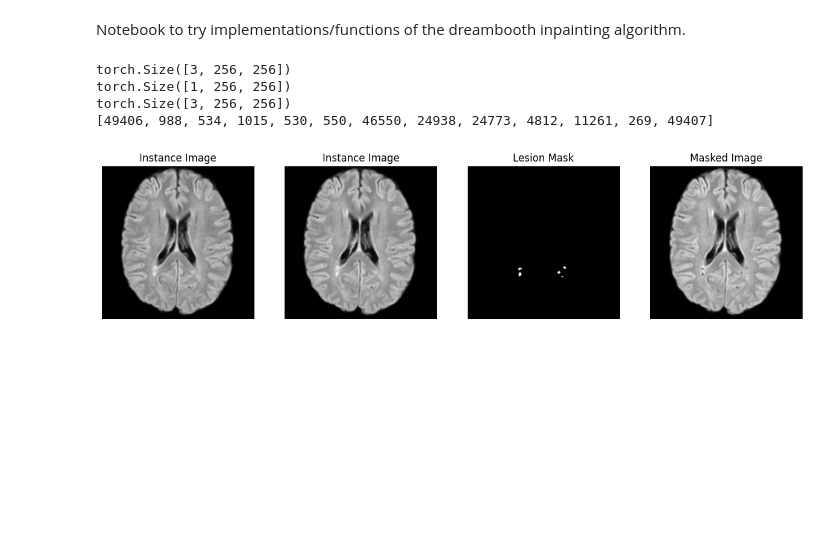
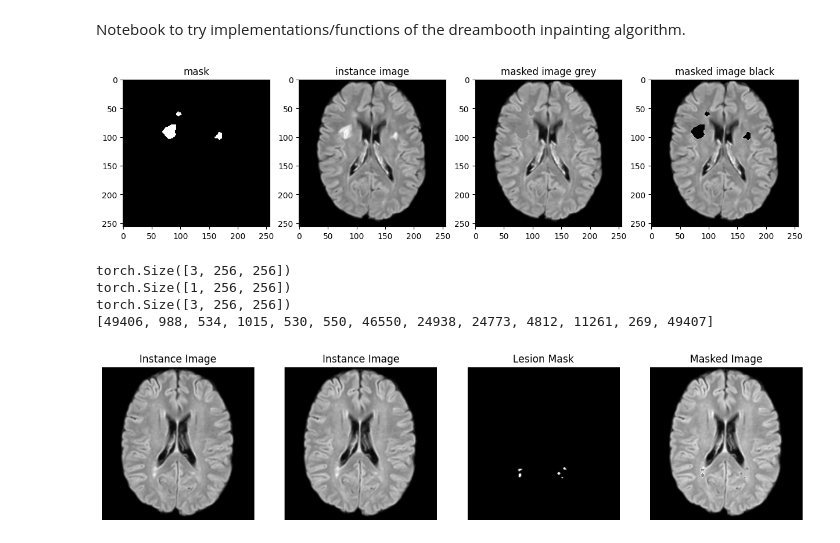
Before and after one commit to benetraco/tfg, a Jupyter notebook: experiments/lesion_inpating/dreambooth_inpaint/playground.ipynb, the cells around one changed output. Drawn from its saved outputs; the diff is of its cells as text; code cells hidden in the pictures; blank space fills up the shorter version.

```diff
--- a/experiments/lesion_inpating/dreambooth_inpaint/playground.ipynb
+++ b/experiments/lesion_inpating/dreambooth_inpaint/playground.ipynb
@@ -260,3 +231,65 @@ train_dataset = MSInpaintingDataset(
+# %%
+args = parse_args()
+# Load the tokenizer
+image_transforms_resize_and_crop = transforms.Compose(
+    [
+        transforms.Resize(args.resolution, interpolation=transforms.InterpolationMode.BILINEAR),
+        transforms.CenterCrop(args.resolution),
+    ]
+)
+
+image_transforms = transforms.Compose(
+    [
+        transforms.ToTensor(),
+        transforms.Normalize([0.5], [0.5]),
+    ]
+)
+
+# take the first image in the args.val_input_image_path and the first mask in the args.val_mask_image_path
+val_input_image_path = list(Path(args.val_input_image_path).glob("*.png"))[0]
+val_mask_image_path = list(Path(args.val_mask_image_path).glob("*.png"))[0]
+
+instance_image_path = val_input_image_path
+instance_image = Image.open(instance_image_path)
+if not instance_image.mode == "RGB":
+    instance_image = instance_image.convert("RGB")
+instance_image = image_transforms_resize_and_crop(instance_image)
+mask = Image.open(val_mask_image_path)
+if not mask.mode == "L":
+    mask = mask.convert("L")
+mask_orig = image_transforms_resize_and_crop(mask)
+
+mask, masked_image_grey = prepare_mask_and_masked_image(instance_image, mask_orig, black_mask=False)
+mask, masked_image_black = prepare_mask_and_masked_image(instance_image, mask_orig, black_mask=True)
+
+instance_image = image_transforms(instance_image)
+
+#plot the images
+import matplotlib.pyplot as plt
+plt.figure(figsize=(15, 10))
+plt.subplot(1, 4, 1)
+plt.imshow(mask[0], cmap='gray')
+plt.title("mask")
+plt.subplot(1, 4, 2)
+plt.imshow(instance_image[0], cmap='gray')
+plt.title("instance image")
+plt.subplot(1, 4, 3)
+plt.imshow(masked_image_grey[0], cmap='gray')
+plt.title("masked image grey")
+plt.subplot(1, 4, 4)
+plt.imshow(masked_image_black[0], cmap='gray')
+plt.title("masked image black")
+plt.show()
+
+# convert them to Image
+masked_image_grey = masked_image_grey[0].numpy()
+
+masked_image_grey = Image.fromarray(((masked_image_grey + 1.0) * 127.5).astype(np.uint8))
+#convert to RGB
+masked_image_grey = masked_image_grey.convert("RGB")
+masked_image_grey.save("masked_image_grey.png")
+# %% [output]
+[figure, added]
 # %%
 # get one batch of training data and plot it
 train_data = train_dataset[2]
```
Also changed, not shown: parts of 1 cell of this notebook, 2 other files.
